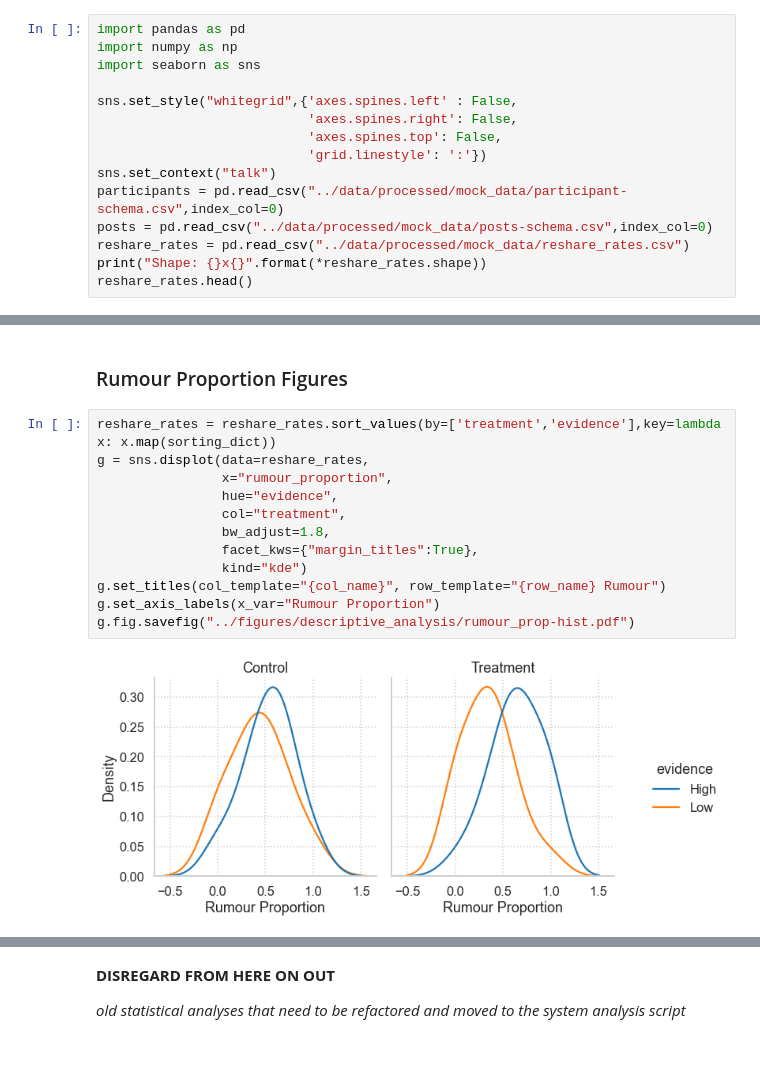
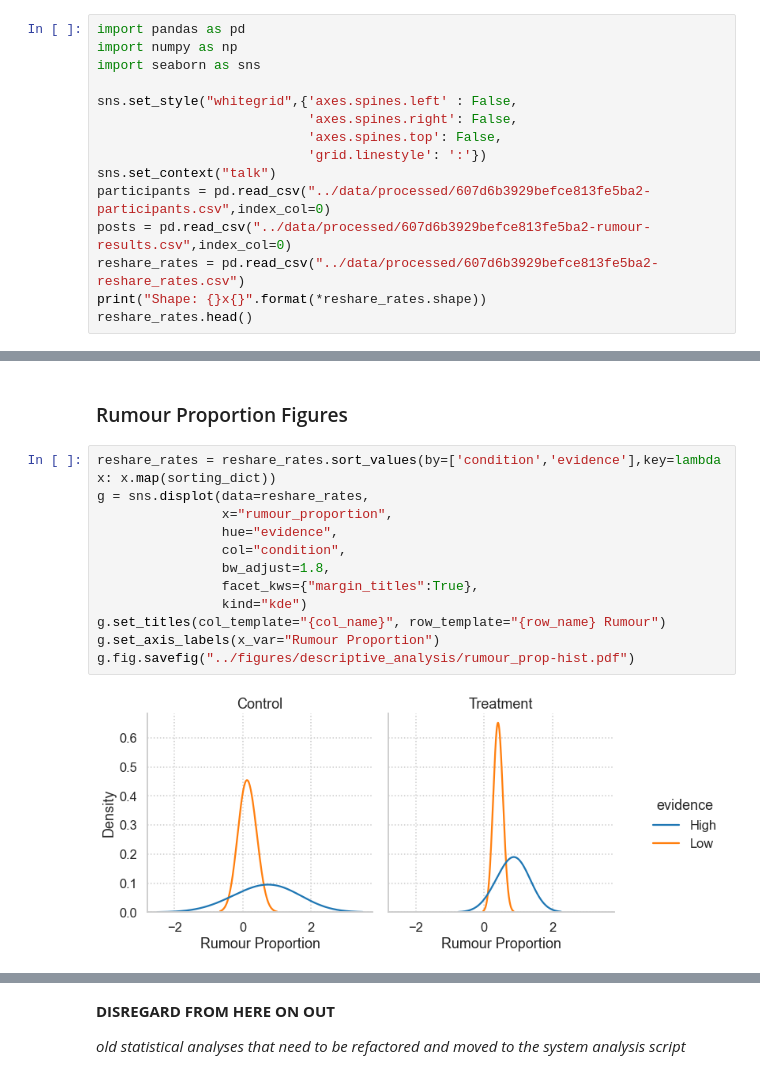
Before and after one commit to cameron-raymond/SDS-Thesis, a Jupyter notebook: notebooks/Descriptive_Analysis.ipynb, the cells around one changed output, grey strips where cells are left out. Drawn from its saved outputs; the diff is of its cells as text.

Commit message:
updated visualizations script

```diff
--- a/notebooks/Descriptive_Analysis.ipynb
+++ b/notebooks/Descriptive_Analysis.ipynb
@@ -12,9 +12,9 @@ sns.set_style("whitegrid",{'axes.spines.left' : False,
                            'axes.spines.top': False,
                            'grid.linestyle': ':'})
 sns.set_context("talk")
-participants = pd.read_csv("../data/processed/mock_data/participant-schema.csv",index_col=0)
-posts = pd.read_csv("../data/processed/mock_data/posts-schema.csv",index_col=0)
-reshare_rates = pd.read_csv("../data/processed/mock_data/reshare_rates.csv")
+participants = pd.read_csv("../data/processed/607d6b3929befce813fe5ba2-participants.csv",index_col=0)
+posts = pd.read_csv("../data/processed/607d6b3929befce813fe5ba2-rumour-results.csv",index_col=0)
+reshare_rates = pd.read_csv("../data/processed/607d6b3929befce813fe5ba2-reshare_rates.csv")
 print("Shape: {}x{}".format(*reshare_rates.shape))
 reshare_rates.head()
 # %% [output]
@@ -155,18 +152,18 @@ g.set_axis_labels(y_var="Reshare Rate",x_var="")
 # %% [markdown]
 ### Rumour Proportion Figures
 # %%
-reshare_rates = reshare_rates.sort_values(by=['treatment','evidence'],key=lambda x: x.map(sorting_dict))
+reshare_rates = reshare_rates.sort_values(by=['condition','evidence'],key=lambda x: x.map(sorting_dict))
 g = sns.displot(data=reshare_rates,
                 x="rumour_proportion",
                 hue="evidence",
-                col="treatment",
+                col="condition",
                 bw_adjust=1.8,
                 facet_kws={"margin_titles":True},
                 kind="kde")
 g.set_titles(col_template="{col_name}", row_template="{row_name} Rumour")
 g.set_axis_labels(x_var="Rumour Proportion")
 g.fig.savefig("../figures/descriptive_analysis/rumour_prop-hist.pdf")
 # %% [output]
-[figure, old version]
+[figure, new version]
 # %%
 g = sns.catplot(data=reshare_rates,
```
Also changed, not shown: parts of 10 cells of this notebook, 8 other files.
